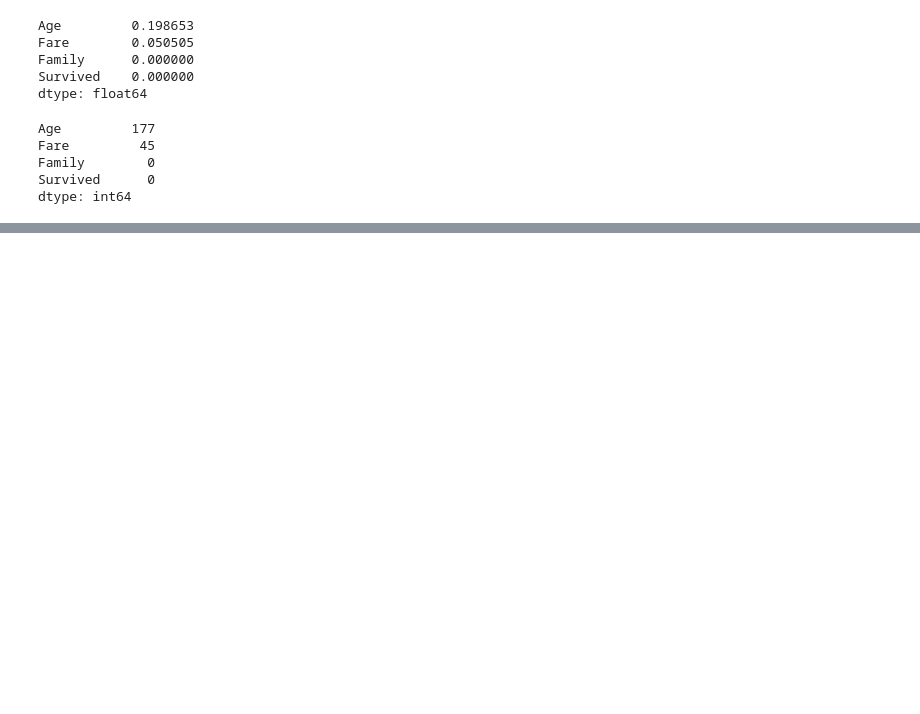
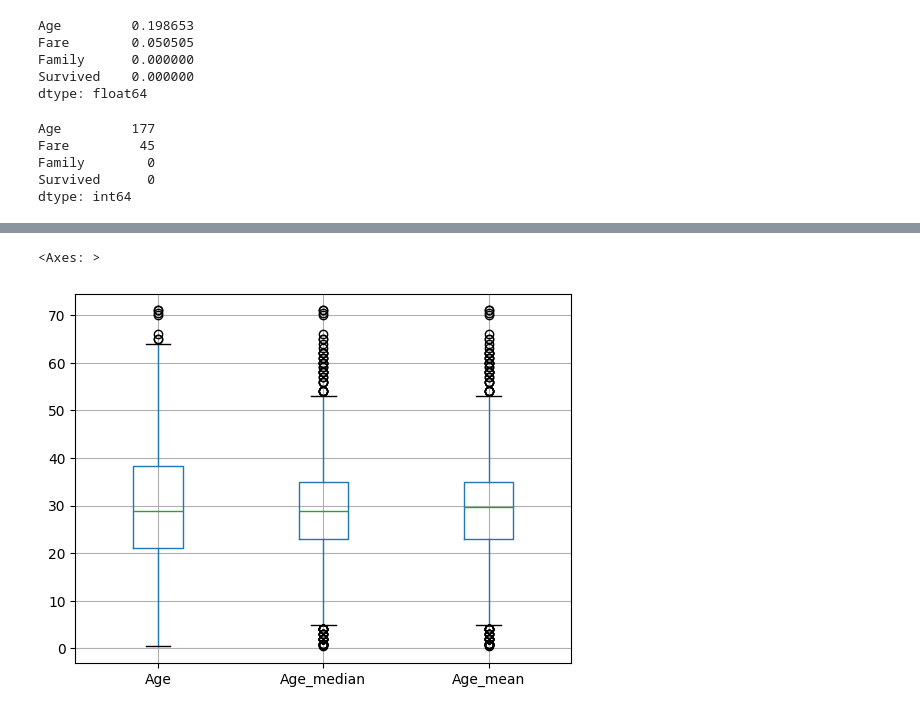
Before and after one commit to amitmishra-cs/100-Days_ML_DL, a Jupyter notebook: 30-hmwithuniveratdata/mean-median-imputation.ipynb, the cells around one changed output, grey strips where cells are left out. Drawn from its saved outputs; the diff is of its cells as text; code cells hidden in the pictures; blank space fills up the shorter version.

```diff
--- a/30-hmwithuniveratdata/mean-median-imputation.ipynb
+++ b/30-hmwithuniveratdata/mean-median-imputation.ipynb
@@ -52,0 +162,5 @@ y=df['Survived']
+# %%
+X_train[['Age', 'Age_median', 'Age_mean']].boxplot()
+# %% [output]
+<Axes: >
+[figure, added]
```
Also changed, not shown: parts of 21 cells of this notebook.
